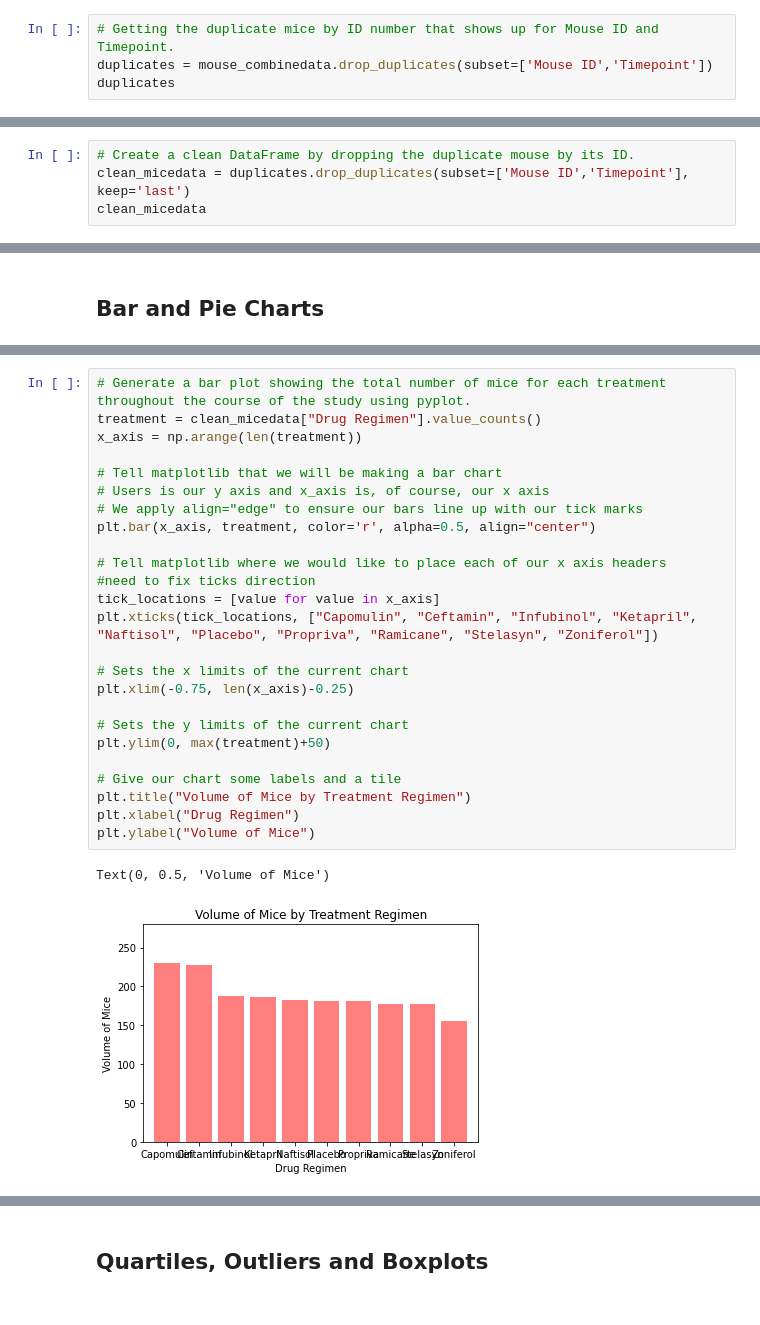
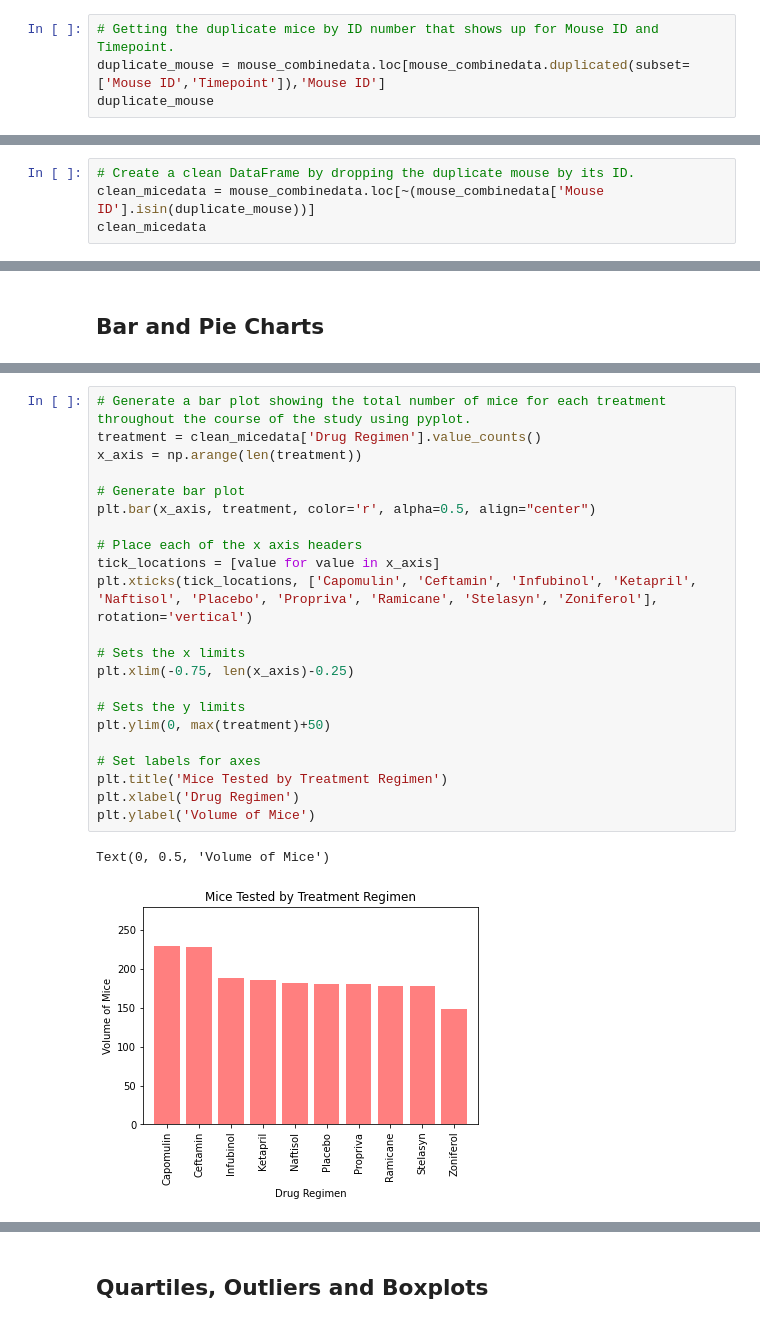
Before and after one commit to Sprettle/Matplotlib---The-Power-of-Plots, a Jupyter notebook: Pymaceuticals/pymaceuticals_starter.ipynb, the cells around one changed output, grey strips where cells are left out. Cells and saved outputs as stored; diff of their text form.

```diff
--- a/Pymaceuticals/pymaceuticals_starter.ipynb
+++ b/Pymaceuticals/pymaceuticals_starter.ipynb
@@ -69,6 +71,6 @@ mouse_combinedata['Mouse ID'].nunique()
 249
 # %%
 # Getting the duplicate mice by ID number that shows up for Mouse ID and Timepoint.
-duplicates = mouse_combinedata.drop_duplicates(subset=['Mouse ID','Timepoint'])
-duplicates
+duplicate_mouse = mouse_combinedata.loc[mouse_combinedata.duplicated(subset=['Mouse ID','Timepoint']),'Mouse ID']
+duplicate_mouse
 # %% [output]
@@ -90,6 +102,6 @@ duplicates
 # %%
 # Create a clean DataFrame by dropping the duplicate mouse by its ID.
-clean_micedata = duplicates.drop_duplicates(subset=['Mouse ID','Timepoint'], keep='last')
+clean_micedata = mouse_combinedata.loc[~(mouse_combinedata['Mouse ID'].isin(duplicate_mouse))]
 clean_micedata
 # %% [output]
 |  | Mouse ID | Drug Regimen | Sex | Age_months | Weight (g) | Timepoint | Tumor Volume (mm3) | ... |
@@ -178,31 +174,28 @@ bar_plot
 # %%
 # Generate a bar plot showing the total number of mice for each treatment throughout the course of the study using pyplot.
-treatment = clean_micedata["Drug Regimen"].value_counts()
+treatment = clean_micedata['Drug Regimen'].value_counts()
 x_axis = np.arange(len(treatment))
 
-# Tell matplotlib that we will be making a bar chart
-# Users is our y axis and x_axis is, of course, our x axis
-# We apply align="edge" to ensure our bars line up with our tick marks
+# Generate bar plot
 plt.bar(x_axis, treatment, color='r', alpha=0.5, align="center")
 
-# Tell matplotlib where we would like to place each of our x axis headers
-#need to fix ticks direction
+# Place each of the x axis headers
 tick_locations = [value for value in x_axis]
-plt.xticks(tick_locations, ["Capomulin", "Ceftamin", "Infubinol", "Ketapril", "Naftisol", "Placebo", "Propriva", "Ramicane", "Stelasyn", "Zoniferol"])
+plt.xticks(tick_locations, ['Capomulin', 'Ceftamin', 'Infubinol', 'Ketapril', 'Naftisol', 'Placebo', 'Propriva', 'Ramicane', 'Stelasyn', 'Zoniferol'], rotation='vertical')
 
-# Sets the x limits of the current chart
+# Sets the x limits
 plt.xlim(-0.75, len(x_axis)-0.25)
 
-# Sets the y limits of the current chart
+# Sets the y limits
 plt.ylim(0, max(treatment)+50)
 
-# Give our chart some labels and a tile
-plt.title("Volume of Mice by Treatment Regimen")
-plt.xlabel("Drug Regimen")
-plt.ylabel("Volume of Mice")
+# Set labels for axes
+plt.title('Mice Tested by Treatment Regimen')
+plt.xlabel('Drug Regimen')
+plt.ylabel('Volume of Mice')
 # %% [output]
 Text(0, 0.5, 'Volume of Mice')
-[figure, old version]
+[figure, new version]
 # %%
 # Generate a pie plot showing the distribution of female versus male mice using pandas
 gender = clean_micedata.groupby('Sex').count()['Mouse ID']
```
Also changed, not shown: parts of 21 cells of this notebook, 1 other file.
